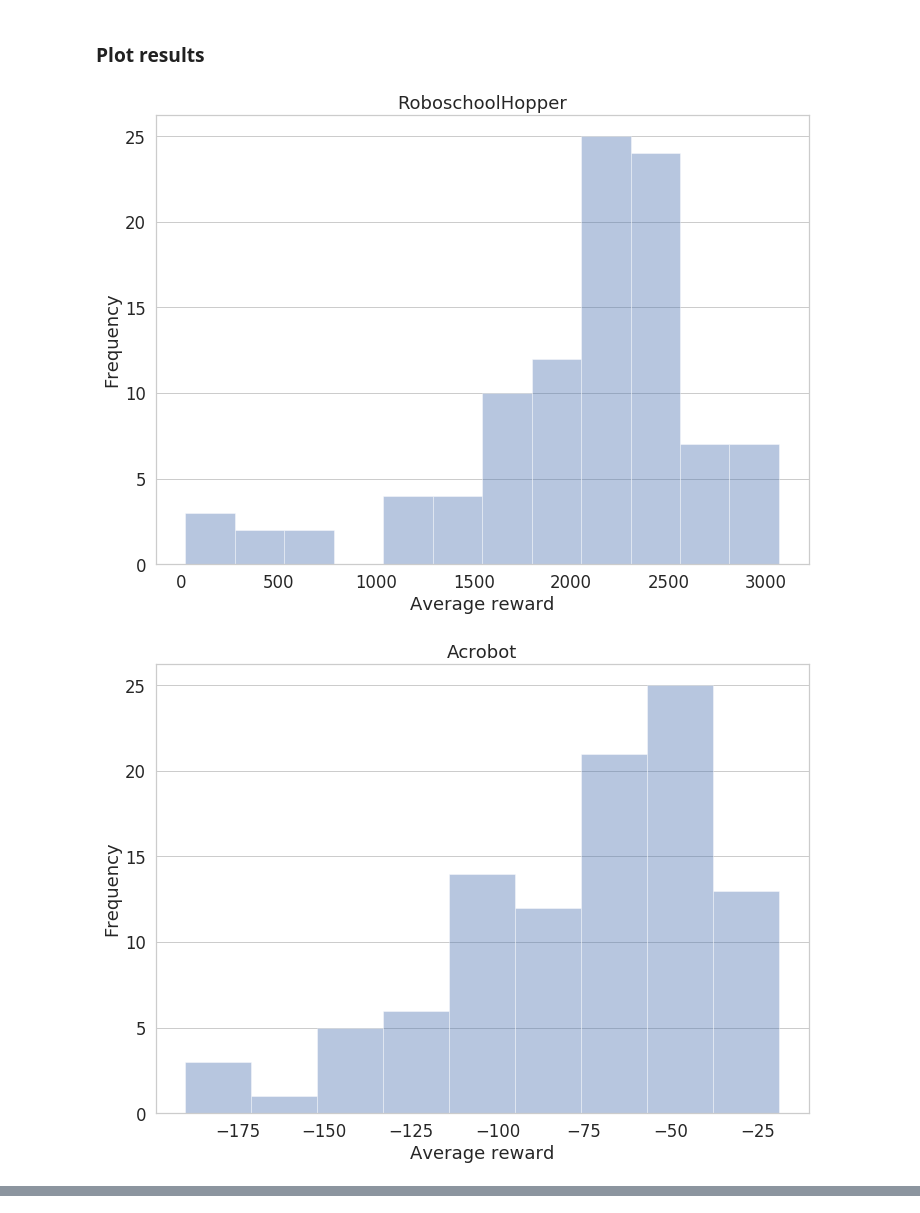
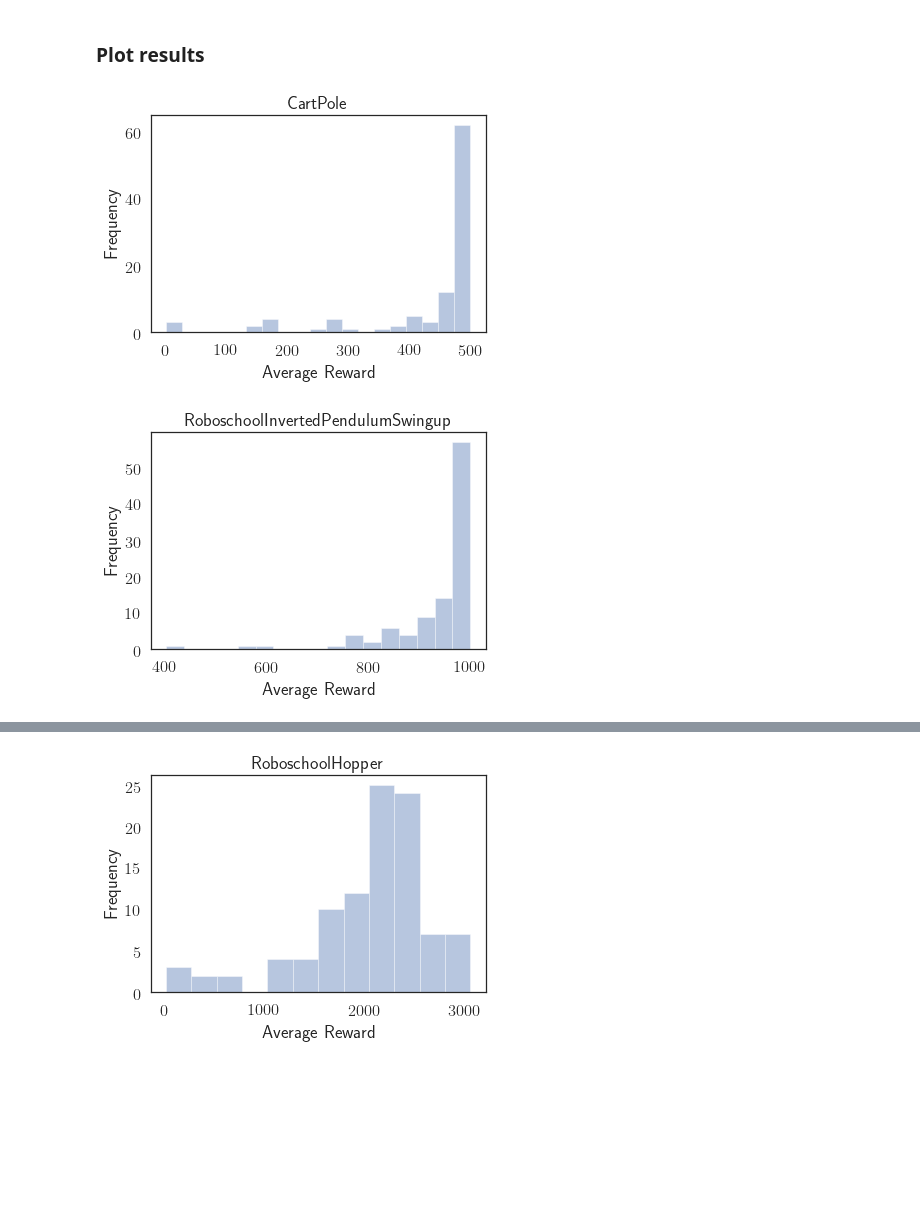
Before and after one commit to Mohammadamin-Barekatain/multipolar, a Jupyter notebook: Source_histogram.ipynb, the cells around one changed output, grey strips where cells are left out. Cells and saved outputs as stored; diff of their text form; code cells hidden in the pictures; blank space fills up the shorter version.

```diff
--- a/Source_histogram.ipynb
+++ b/Source_histogram.ipynb
@@ -18,6 +37,0 @@ sns.set(style="darkgrid", font_scale=1.5)
-# %%
-algos = ['ppo2', "sac"]
-envs = ['RoboschoolHopper-v1', 'LunarLanderContinuous-v2', 'Acrobot-v1']
-for env in envs:
-    save_path = "logs/{}_analysis/".format(env)
-    os.makedirs(save_path, exist_ok=True)
@@ -25,22 +62,26 @@ for env in envs:
 ### Compute last 100 episode mean rewards
 # %%
 mean_rewards = defaultdict(list)
-for algo in algos:
-    for env in envs:
-        for env_exp_id in tqdm(os.listdir('logs/{}_scratch'.format(algo))):
-            if env in env_exp_id and env_exp_id[-1]=='1':
-                # load results of training from scratch
+for env, algo in env_algo:
+    save_path = "logs/{}_analysis/".format(env)
+    os.makedirs(save_path, exist_ok=True)
+    for env_exp_id in tqdm(os.listdir('logs/{}_scratch'.format(algo))):
+        if env in env_exp_id and env_exp_id[-1]=='1':
+            # load results of training from scratch
+            try:
                 _, y = ts2xy(load_results("logs/{}_scratch/{}".format(algo, env_exp_id)), 'episodes')
                 mean_rewards[env].append(np.mean(y[-100:]))
+            except:
+                print("logs/{}_scratch/{}".format(algo, env_exp_id))
 # %% [markdown]
 ### Save the results
 # %%
-for model in mean_rewards.keys():
-    file = os.path.join(save_path, model + '.pkl')
+for env in mean_rewards.keys():
+    file = "logs/{}_analysis/{}.pkl".format(env, env)
     if os.path.isfile(file):
-        print("{} exists".format(model))
+        print("{} exists".format(env))
         continue
     with open(file, 'wb') as f:
-        pickle.dump(mean_rewards[model], f, pickle.HIGHEST_PROTOCOL)
-        print("saved {}".format(model))
+        pickle.dump(mean_rewards[env], f, pickle.HIGHEST_PROTOCOL)
+        print("saved {}".format(env))
 # %% [output]
@@ -60,14 +104,12 @@ for model in os.listdir(save_path):
 ### Plot results
 # %%
 for env in mean_rewards:
-    sns.set(rc={'figure.figsize':(11.7,8.27)})
-    sns.set(style="whitegrid", font_scale=1.5)
     ax = sns.distplot(mean_rewards[env], kde= False, norm_hist=False)
     ax.set_title(env[:-3])
-    ax.set_xlabel('Average reward')
+    ax.set_xlabel('Average Reward')
     ax.set_ylabel('Frequency')
-    ax.xaxis.grid(False)
+    ax.figure.savefig("logs/{}_analysis/{}.pdf".format(env, env), bbox_inches='tight', format='pdf', dpi=300)
     plt.show()
 # %% [output]
-[figure, old version]
+[figure, new version]
-[figure, old version]
+[figure, new version]
@@ -74,0 +117 @@ for env in mean_rewards:
+[figure, added]
```
Also changed, not shown: parts of 5 cells of this notebook, 3 other files.
